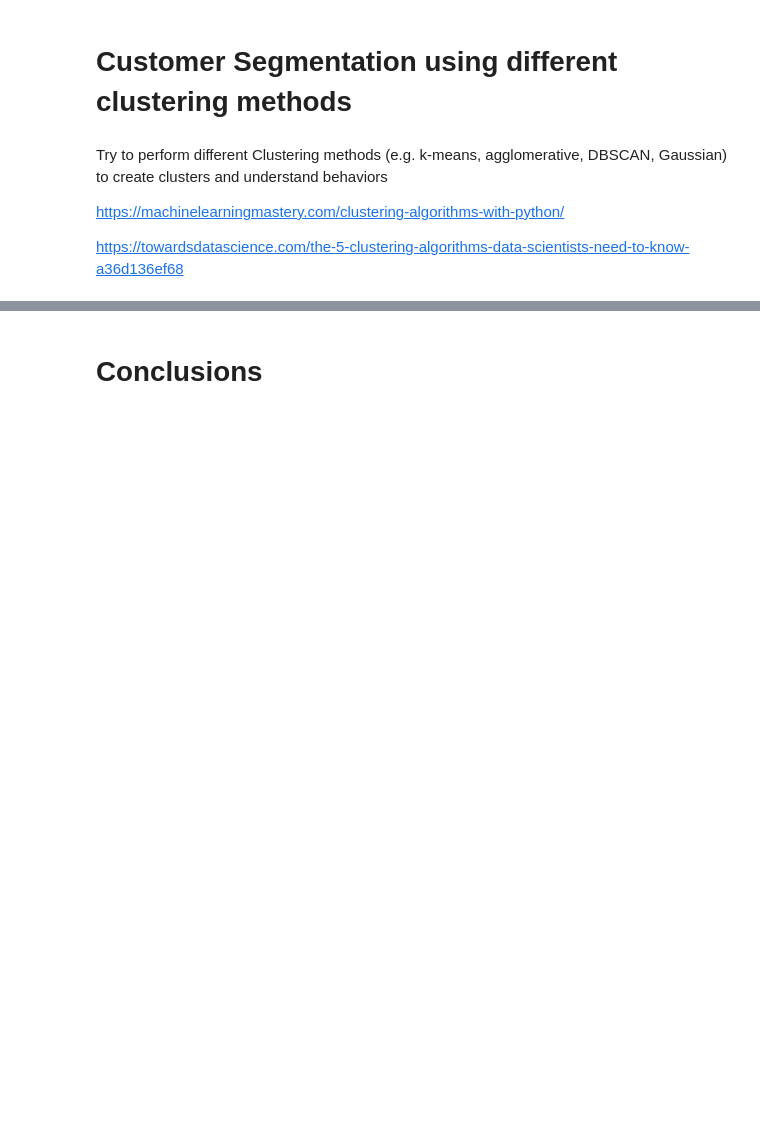
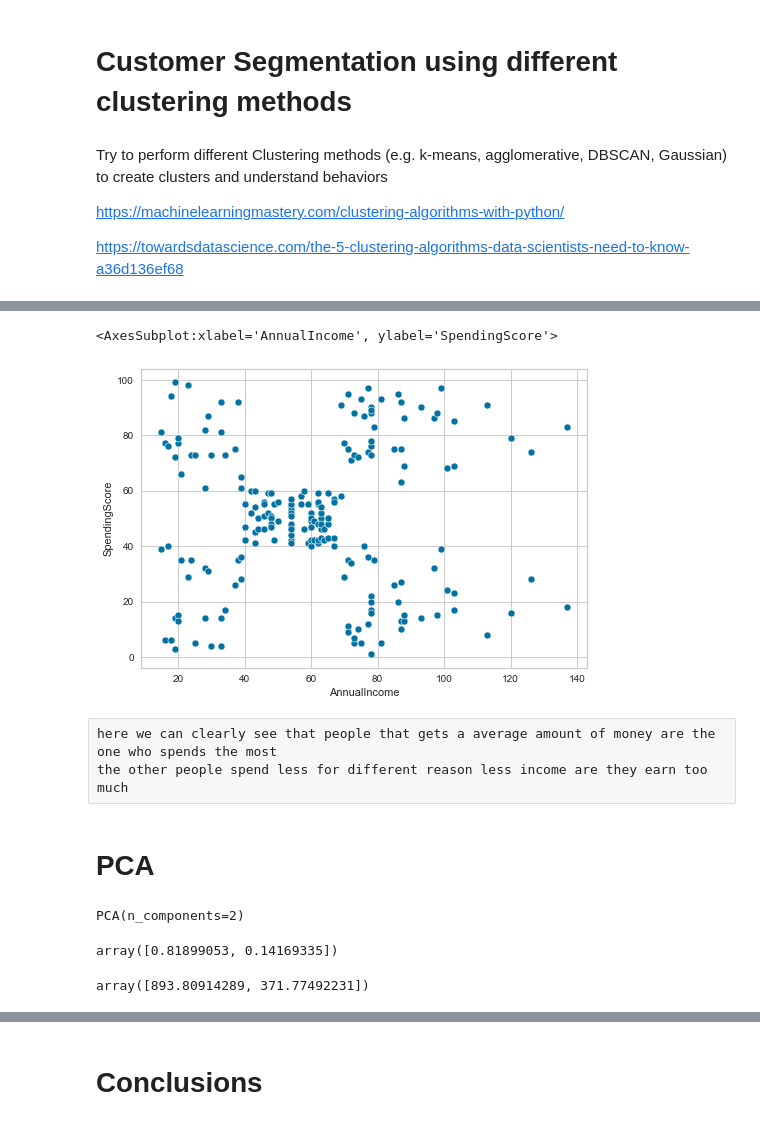
Before and after one commit to Clmntc/Analyse-de-clients-avec-votre-agence-IA, a Jupyter notebook: 02_understand_mall_customers.ipynb, the cells around one changed output, grey strips where cells are left out. Cells and saved outputs as stored; diff of their text form; code cells hidden in the pictures; blank space fills up the shorter version.

```diff
--- a/02_understand_mall_customers.ipynb
+++ b/02_understand_mall_customers.ipynb
@@ -34,0 +94,25 @@ https://towardsdatascience.com/the-5-clustering-algorithms-data-scientists-need-
+# %%
+x = mall_df.AnnualIncome
+# %%
+sns.scatterplot( x , y)
+# %% [output]
+<AxesSubplot:xlabel='AnnualIncome', ylabel='SpendingScore'>
+[figure, added]
+# %% [raw]
+here we can clearly see that people that gets a average amount of money are the one who spends the most
+the other people spend less for different reason less income are they earn too much
+# %% [markdown]
+# PCA
+# %%
+pca = PCA(n_components=2)
+pca.fit(mall_df)
+# %% [output]
+PCA(n_components=2)
+# %%
+pca.explained_variance_ratio_
+# %% [output]
+array([0.81899053, 0.14169335])
+# %%
+pca.singular_values_
+# %% [output]
+array([893.80914289, 371.77492231])
```
Also changed, not shown: parts of 35 cells of this notebook, 4 other files.
